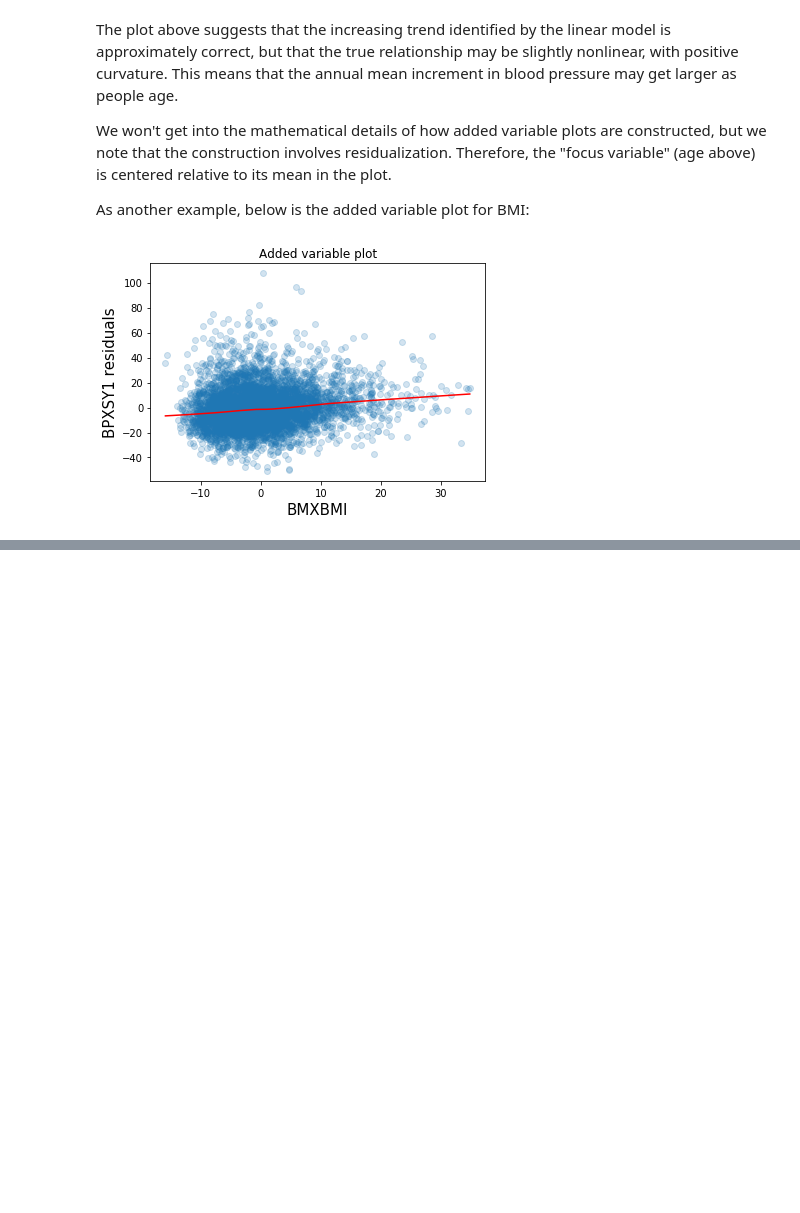
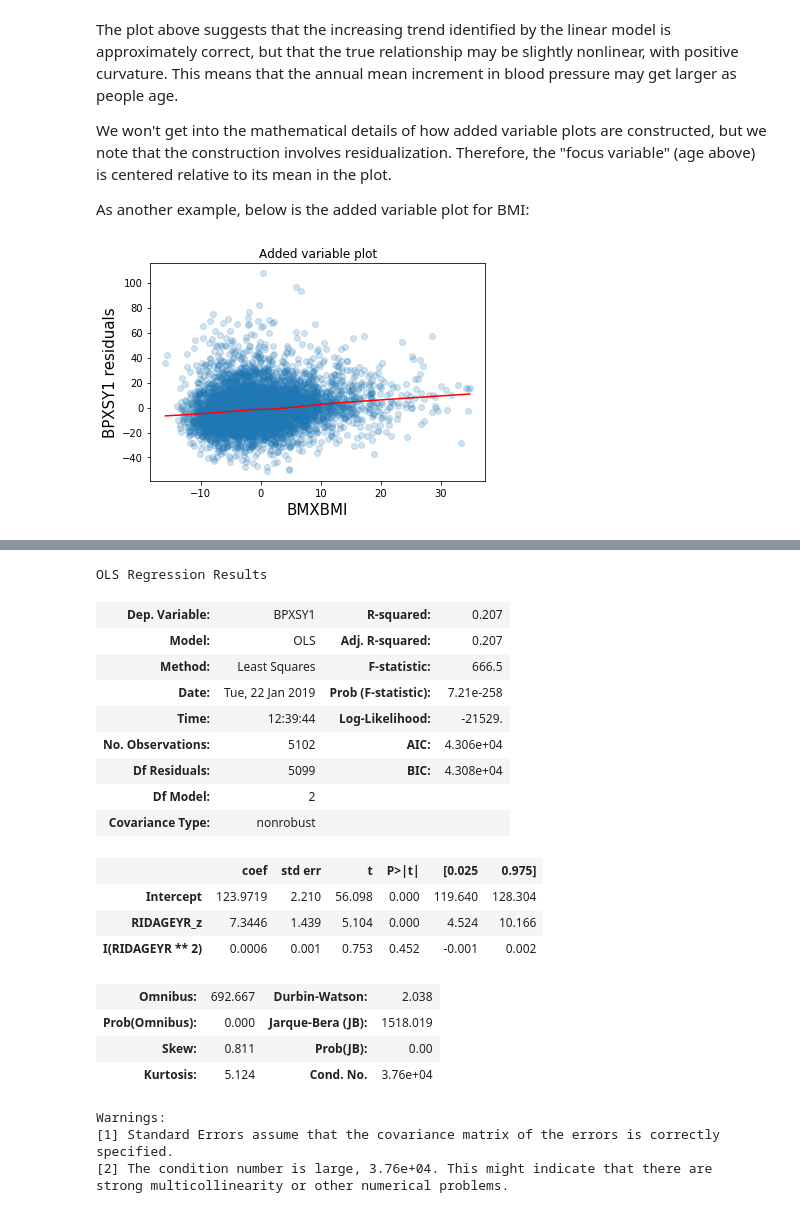
Before and after one commit to Plancks-Constant/cscar-basic-regression, a Jupyter notebook: nhanes.ipynb, the cells around one changed output, grey strips where cells are left out. Drawn from its saved outputs; the diff is of its cells as text; code cells hidden in the pictures; blank space fills up the shorter version.

```diff
--- a/nhanes.ipynb
+++ b/nhanes.ipynb
@@ -670,0 +697,28 @@ _ = add_lowess(fig.axes[0], frac=0.5)
+# %%
+da["RIDAGEYR_z"] = (da.RIDAGEYR - da.RIDAGEYR.mean()) / da.RIDAGEYR.std()
+model = sm.OLS.from_formula("BPXSY1 ~ RIDAGEYR_z + I(RIDAGEYR**2)", data=da)
+result = model.fit()
+result.summary()
+# %% [output]
+OLS Regression Results
+| Dep. Variable: | BPXSY1 | R-squared: | 0.207 |
+| Model: | OLS | Adj. R-squared: | 0.207 |
+| Method: | Least Squares | F-statistic: | 666.5 |
+| Date: | Tue, 22 Jan 2019 | Prob (F-statistic): | 7.21e-258 |
+| Time: | 12:39:44 | Log-Likelihood: | -21529. |
+| No. Observations: | 5102 | AIC: | 4.306e+04 |
+| Df Residuals: | 5099 | BIC: | 4.308e+04 |
+| Df Model: | 2 |  |  |
+| Covariance Type: | nonrobust |  |  |
+|  | coef | std err | t | P>|t| | [0.025 | 0.975] |
+| Intercept | 123.9719 | 2.210 | 56.098 | 0.000 | 119.640 | 128.304 |
+| RIDAGEYR_z | 7.3446 | 1.439 | 5.104 | 0.000 | 4.524 | 10.166 |
+| I(RIDAGEYR ** 2) | 0.0006 | 0.001 | 0.753 | 0.452 | -0.001 | 0.002 |
+| Omnibus: | 692.667 | Durbin-Watson: | 2.038 |
+| Prob(Omnibus): | 0.000 | Jarque-Bera (JB): | 1518.019 |
+| Skew: | 0.811 | Prob(JB): | 0.00 |
+| Kurtosis: | 5.124 | Cond. No. | 3.76e+04 |
+Warnings:
+[1] Standard Errors assume that the covariance matrix of the errors is correctly specified.
+[2] The condition number is large, 3.76e+04. This might indicate that there are
+strong multicollinearity or other numerical problems.
```
Also changed, not shown: parts of 6 cells of this notebook.
